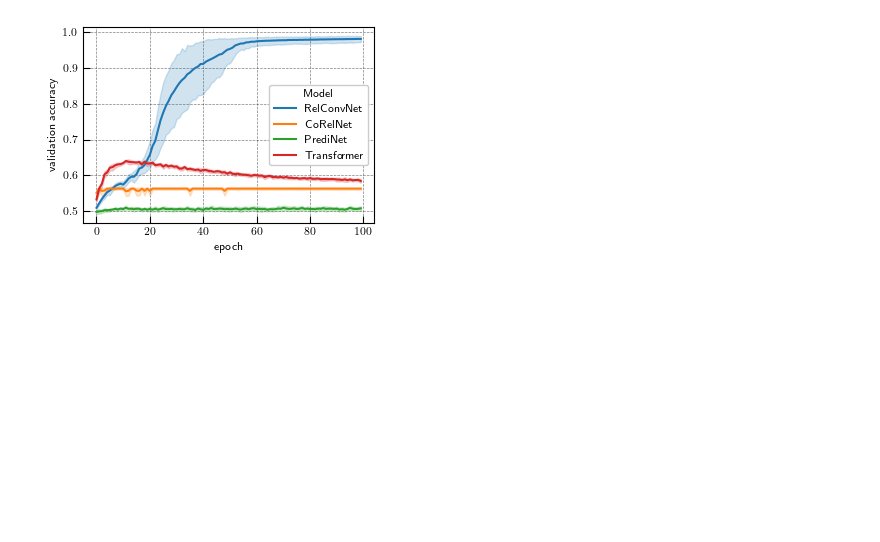
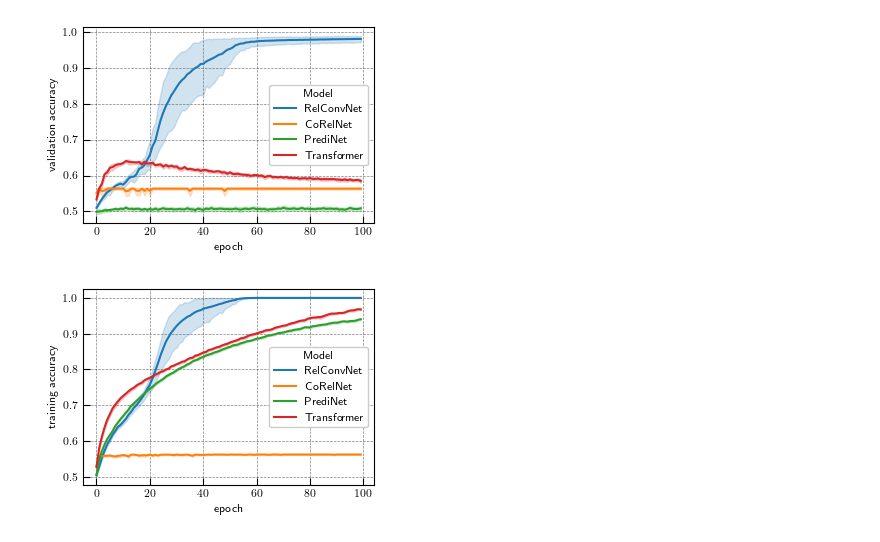
Before and after one commit to Awni00/relational-convolutions, a Jupyter notebook: paper_figures/generate_figures_tables.ipynb, the cells around one changed output. Cells and saved outputs as stored; diff of their text form; code cells hidden in the pictures; blank space fills up the shorter version.

```diff
--- a/paper_figures/generate_figures_tables.ipynb
+++ b/paper_figures/generate_figures_tables.ipynb
@@ -430,2 +418,21 @@ fig.savefig(f'{save_dir}/contains_set_training_curves.pdf')
 # %% [output]
 [figure]
+# %%
+task_run_histories = pd.read_csv('figure_data/contains_set/run_histories.csv', index_col=0)
+
+# model filter / sorting
+models = ['relconvnet', 'corelnet', 'predinet', 'transformer']
+group_filter = task_run_histories.group.isin(models)
+task_run_histories = task_run_histories[group_filter]
+
+task_run_histories['group'] = pd.Categorical(task_run_histories['group'], categories=models, ordered=True)
+task_run_histories.sort_values('group', inplace=True)
+task_run_histories['group'] = task_run_histories['group'].map(model_label_map)
+task_run_histories.rename(columns={'group': 'Model'}, inplace=True)
+task_run_histories.rename(columns={'epoch/epoch': 'epoch', 'epoch/acc': 'training accuracy'}, inplace=True)
+fig, ax = plt.subplots(figsize=(3.5, 2.5))
+sns.lineplot(task_run_histories, y='training accuracy', x='epoch', hue='Model', estimator='mean', errorbar=('ci', 95), ax=ax)
+fig.set_tight_layout(True)
+fig.savefig(f'{save_dir}/contains_set_training_curves_valacc.pdf')
+# %% [output]
+[figure, added]
```
Also changed, not shown: parts of 7 cells of this notebook.
